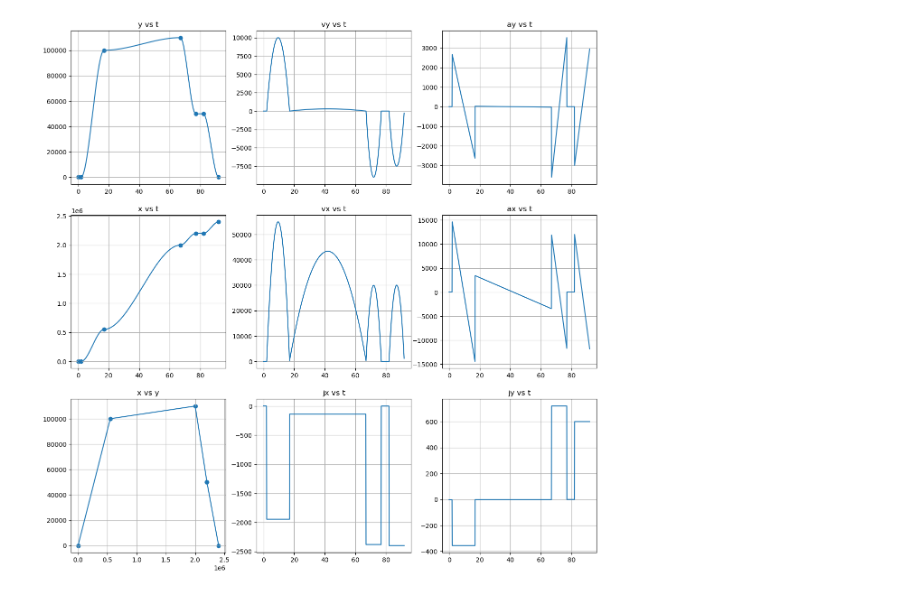
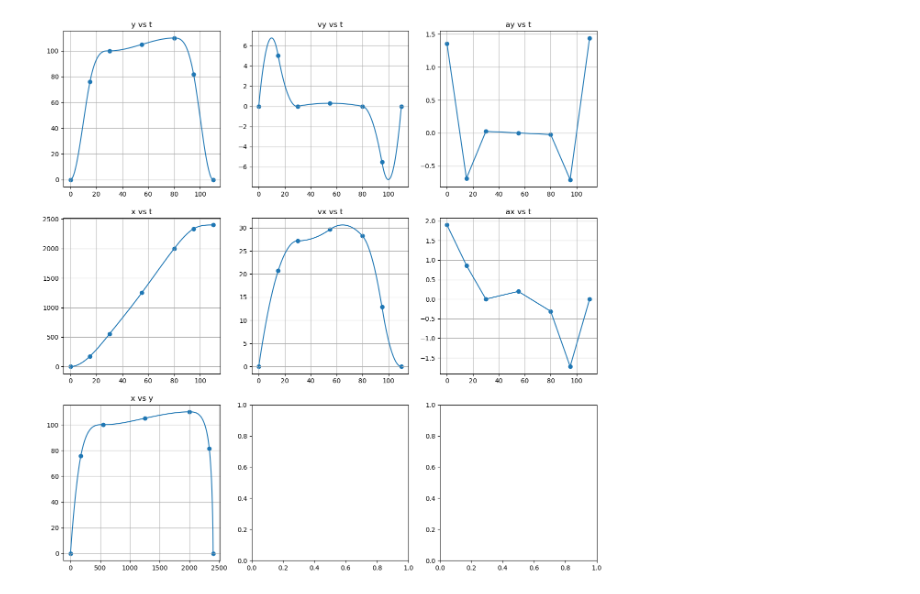
Before and after one commit to NathanielHargan/UAV_Optimization, a Jupyter notebook: PlotProfiles.ipynb, the cells around one changed output. Cells and saved outputs as stored; diff of their text form; code cells hidden in the pictures.

```diff
--- a/PlotProfiles.ipynb
+++ b/PlotProfiles.ipynb
@@ -1,10 +1,67 @@
 # %%
 import numpy as np
 import matplotlib.pyplot as plt
-from Scripts.mission_profile import MissionProfile
+# from Scripts.mission_profile import MissionProfile
 from Scripts.drone_forces import DroneForces
+from Scripts.mission_profile import MissionProfileLinearAcc
 
 
+m1 = MissionProfileLinearAcc("profile")
+
+m1.add_segment(15, "Takeoff")
+m1.add_segment(15, "Climb")
+m1.add_segment(25, "cruise1")
+m1.add_segment(25, "cruise2")
+m1.add_segment(15, "decent")
+m1.add_segment(15, "land")
+
+# Takeoff
+m1.add_constraint(0, "x", 0)
+m1.add_constraint(0, "y", 0)
+m1.add_constraint(0, "vx", 0)
+m1.add_constraint(0, "vy", 0)
+
+# Cruise
+m1.add_constraint(550000, "x", 2)
+m1.add_constraint(100000, "y", 2)
+m1.add_constraint(0, "ax", 2)
+m1.add_constraint(0, "vy", 2)
+m1.add_constraint(1250000, "x", 3)
+m1.add_constraint(105000, "y", 3)
+m1.add_constraint(2000000, "x", 4)
+m1.add_constraint(110000, "y", 4)
+m1.add_constraint(0, "vy", 4)
+
+# Decent
+m1.add_constraint(2400000, "x", 6)
+m1.add_constraint(0, "y", 6)
+m1.add_constraint(0, "vx", 6)
+m1.add_constraint(0, "vy", 6)
+m1.add_constraint(0, "ax", 6)
+
+
+m1.solve_kinematics()
+
+
+list_t = np.arange(0, m1.nodes[-1], 0.1)
+
+x = np.zeros(len(list_t))
+y = np.zeros(len(list_t))
+v_x = np.zeros(len(list_t))
+v_y = np.zeros(len(list_t))
+a_x = np.zeros(len(list_t))
+a_y = np.zeros(len(list_t))
+
+for i, t in enumerate(list_t):
+    p,v,a = m1.time_solve(t)
+    x[i] = p[0]
+    y[i] = p[1]
+    v_x[i] = v[0]
+    v_y[i] = v[1]
+    a_x[i] = a[0]
+    a_y[i] = a[1]
+
+'''
 m1 = MissionProfile("m1", 1, 0, 0)
 
 m1.add_segment("takeoff",2,0,2,0,1)
@@ -37,6 +94,7 @@ for i, t in enumerate(list_t):
     j_x[i] = x_result[3]
     j_y[i] = y_result[3]
 
+'''
 
 fig, axs = plt.subplots(3, 3)
 
@@ -44,41 +102,46 @@ fig.set_figheight(15)
 fig.set_figwidth(15)
 
 axs[0,0].set_title("y vs t")
-axs[0,0].plot(list_t, y)
-axs[0,0].scatter(m1.t_values,m1.y_coords)
+axs[0,0].plot(list_t, y/1000)
+axs[0,0].scatter(m1.nodes,m1.py/1000)
 axs[0,0].grid()
 
 axs[1,0].set_title("x vs t")
-axs[1,0].plot(list_t, x)
-axs[1,0].scatter(m1.t_values,m1.x_coords)
+axs[1,0].plot(list_t, x/1000)
+axs[1,0].scatter(m1.nodes,m1.px/1000)
 axs[1,0].grid()
 
 axs[2,0].set_title("x vs y")
-axs[2,0].plot(x, y)
-axs[2,0].scatter(m1.x_coords,m1.y_coords)
+axs[2,0].plot(x/1000, y/1000)
+axs[2,0].scatter(m1.px/1000,m1.py/1000)
 axs[2,0].grid()
 
 axs[0,1].set_title("vy vs t")
-axs[0,1].plot(list_t, v_y)
+axs[0,1].plot(list_t, v_y/1000)
+axs[0,1].scatter(m1.nodes,m1.vy/1000)
 axs[0,1].grid()
 
 axs[1,1].set_title("vx vs t")
-axs[1,1].plot(list_t, v_x)
+axs[1,1].plot(list_t, v_x/1000)
+axs[1,1].scatter(m1.nodes,m1.vx/1000)
 axs[1,1].grid()
-
+'''
 axs[2,1].set_title("jx vs t")
 axs[2,1].plot(list_t, j_x)
 axs[2,1].grid()
-
+'''
 axs[0,2].set_title("ay vs t")
-axs[0,2].plot(list_t, a_y)
+axs[0,2].plot(list_t, a_y/1000)
+axs[0,2].scatter(m1.nodes,m1.ay/1000)
 axs[0,2].grid()
 
 axs[1,2].set_title("ax vs t")
-axs[1,2].plot(list_t, a_x)
+axs[1,2].plot(list_t, a_x/1000)
+axs[1,2].scatter(m1.nodes,m1.ax/1000)
 axs[1,2].grid()
-
+'''
 axs[2,2].set_title("jy vs t")
 axs[2,2].plot(list_t, j_y)
 axs[2,2].grid()
+'''
 # %% [output]
@@ -85,4 +149,4 @@ axs[2,2].grid()
-[figure, old version]
+[figure, new version]
 # %%
 # Determine masses; moments of inertia; and surface area (for drag)
 
```
Also changed, not shown: parts of 1 cell of this notebook, 12 other files.
